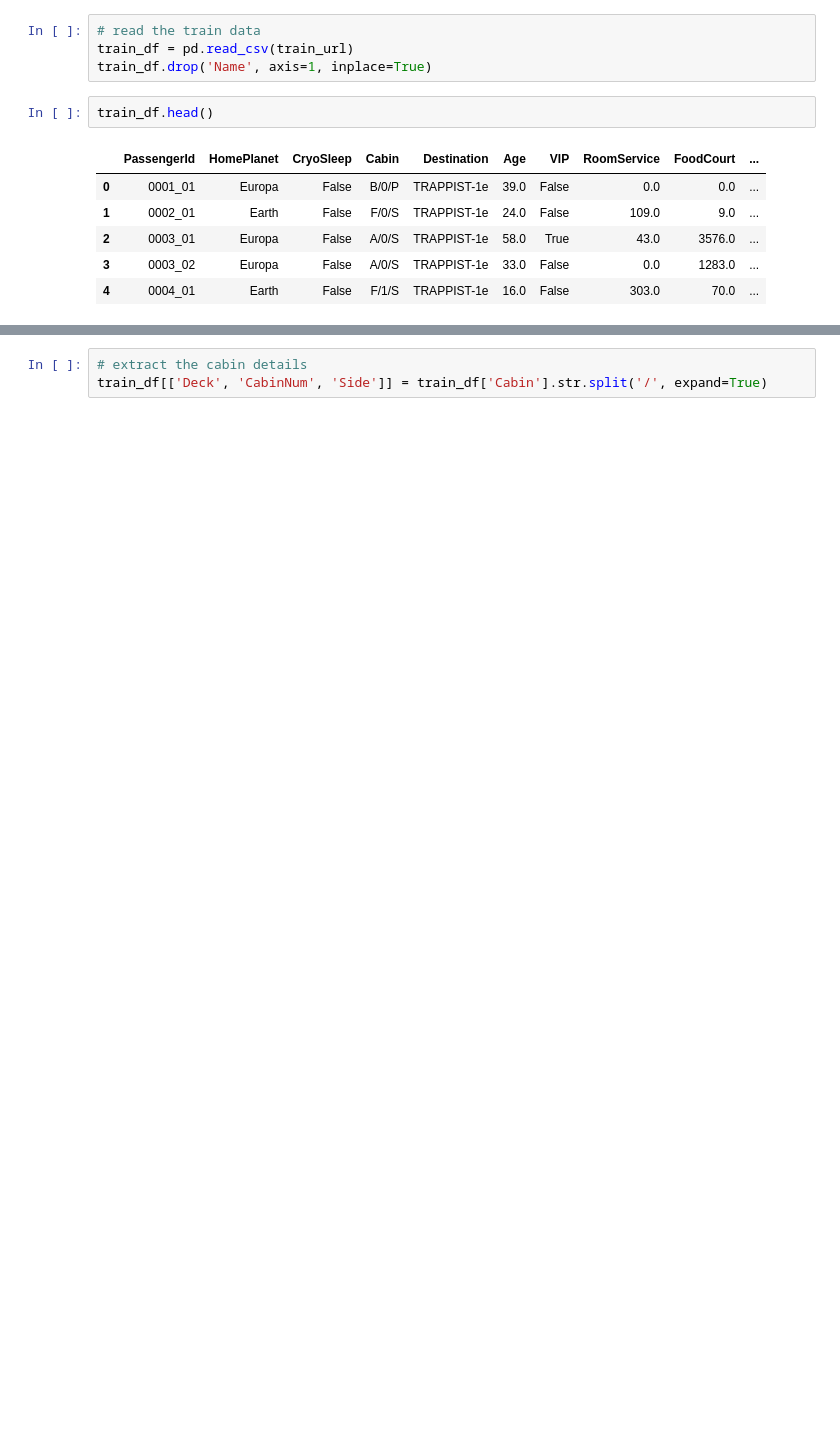
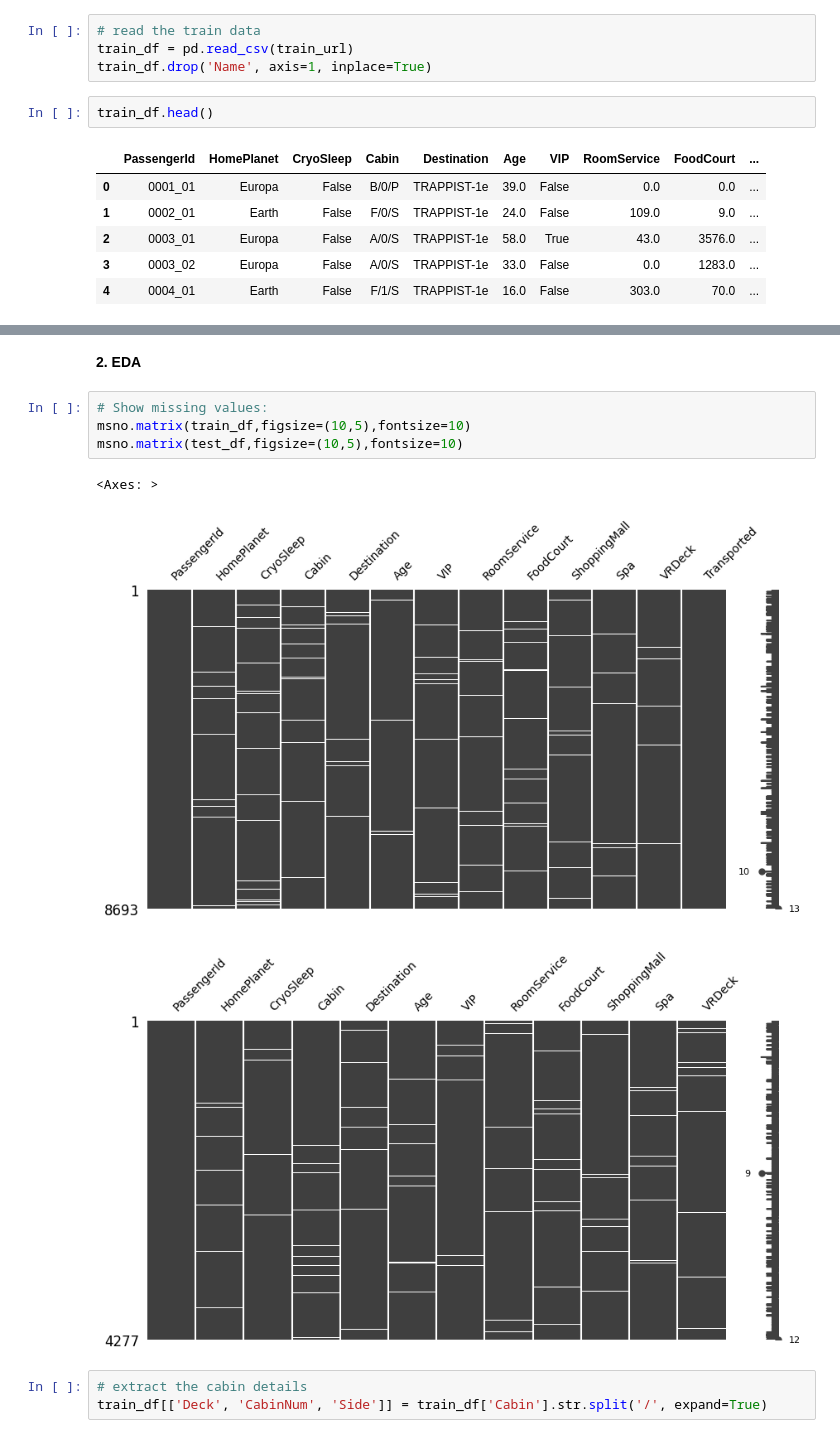
Before and after one commit to bksat90kc/KaggleChallenge, a Jupyter notebook: KaggleChallenge.ipynb, the cells around one changed output, grey strips where cells are left out. Cells and saved outputs as stored; diff of their text form; blank space fills up the shorter version.

```diff
--- a/KaggleChallenge.ipynb
+++ b/KaggleChallenge.ipynb
@@ -38,3 +78,13 @@ train_df.head()
+# %% [markdown]
+**2. EDA**
+# %%
+# Show missing values:
+msno.matrix(train_df,figsize=(10,5),fontsize=10)
+msno.matrix(test_df,figsize=(10,5),fontsize=10)
+# %% [output]
+<Axes: >
+[figure, added]
+[figure, added]
 # %%
 # extract the cabin details
 train_df[['Deck', 'CabinNum', 'Side']] = train_df['Cabin'].str.split('/', expand=True)
```
Also changed, not shown: parts of 74 cells of this notebook.
